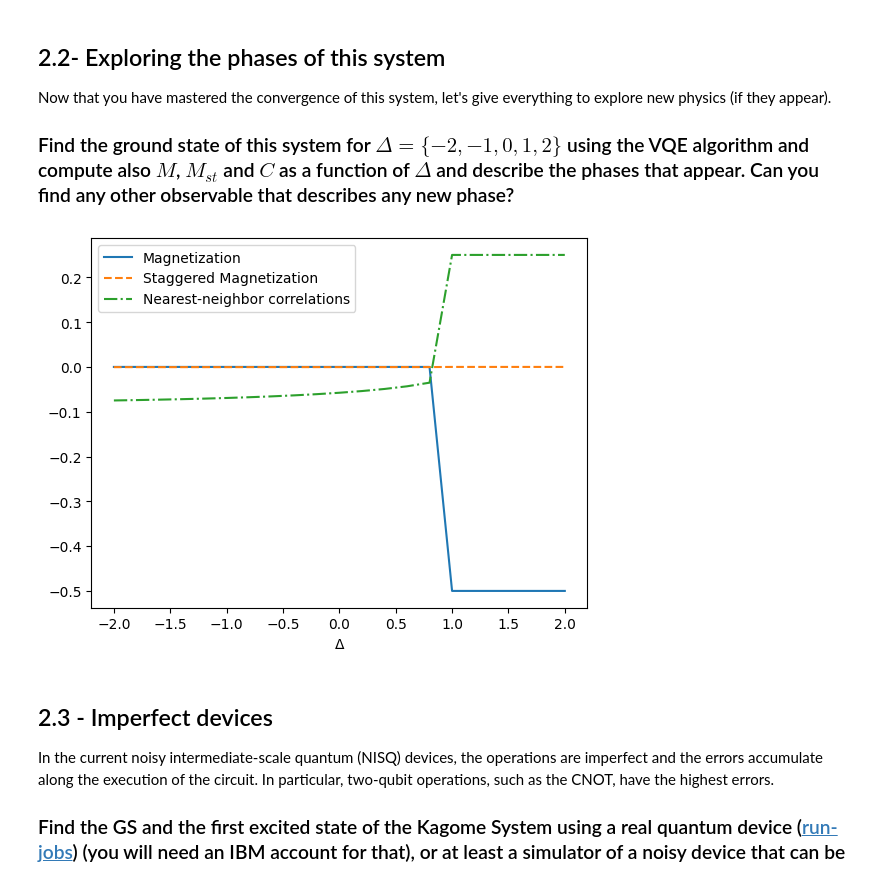
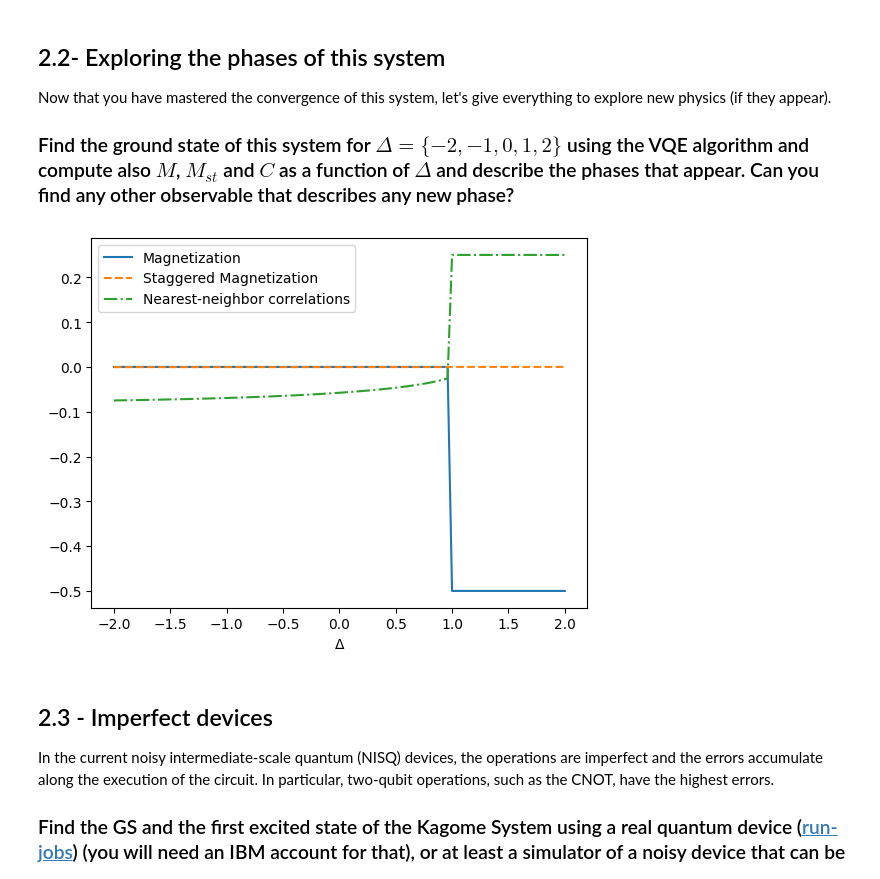
Before and after one commit to quantummasterbarcelonacode/fall-fest-24, a Jupyter notebook: notebooks/challenges/XXZ_Heisenberg_model/PhysicsChallenge.ipynb, the cells around one changed output. Drawn from its saved outputs; the diff is of its cells as text; code cells hidden in the pictures.

Commit message:
updated numerical plot with more points

```diff
--- a/notebooks/challenges/XXZ_Heisenberg_model/PhysicsChallenge.ipynb
+++ b/notebooks/challenges/XXZ_Heisenberg_model/PhysicsChallenge.ipynb
@@ -1091,30 +1091,30 @@ plt.show()
 # %%
 ### Test for Classical method, numerical diagonalisation
 
-deltas = np.linspace(-2,2, 21)
+deltas = np.linspace(-2,2, 101)
 magnetizations = []
 staggered_magnetizations = []
 nearest_neighbour_correlators = []
 
 delta_perturbation = 0.01
 hamiltonians = [lattice_XXZ_hamiltonian(adjacency_matrix, delta) + SparsePauliOp('Z'+'I'*(nqubits-1), coeffs=delta_perturbation) for delta in deltas]
 
 for hamiltonian in hamiltonians:
     ground_state_vector = obtain_first_hamiltonian_eigenvalue(hamiltonian)[0]
     # compute the magnetization, staggered magnetization and nearest neighbour correlator
     magnetizations.append(compute_magnetization(ground_state_vector))
     staggered_magnetizations.append(compute_staggered_magnetization(ground_state_vector))
     nearest_neighbour_correlators.append(compute_nearest_neighbour_correlator_general(ground_state_vector, get_nearest_neighbour_correlator_operator_general(adjacency_matrix)))
 
 # Plot the results for the lattice with respect to the delta parameter
 plt.plot(deltas, magnetizations, linestyle='solid', label="Magnetization")
 plt.plot(deltas, staggered_magnetizations, linestyle='dashed', label="Staggered Magnetization")
 plt.plot(deltas, nearest_neighbour_correlators, linestyle='dashdot', label="Nearest-neighbor correlations")
 plt.xlabel("$\Delta$")
 plt.legend()
 plt.show()
 # %% [output]
-[figure, old version]
+[figure, new version]
 # %% [markdown]
 ## 2.3 - Imperfect devices
 
```
